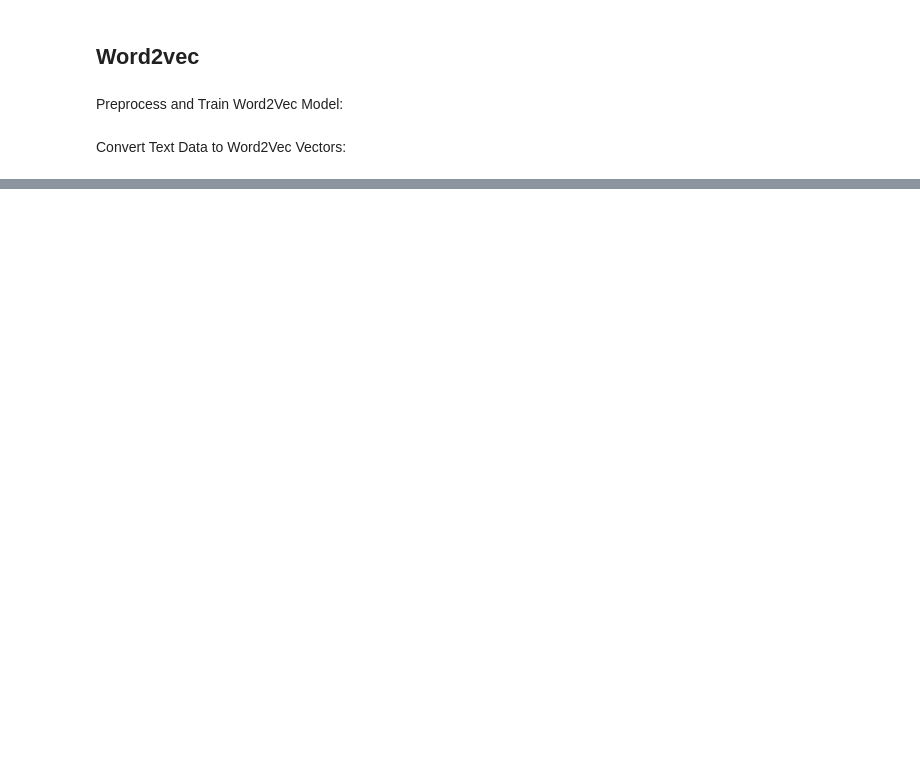
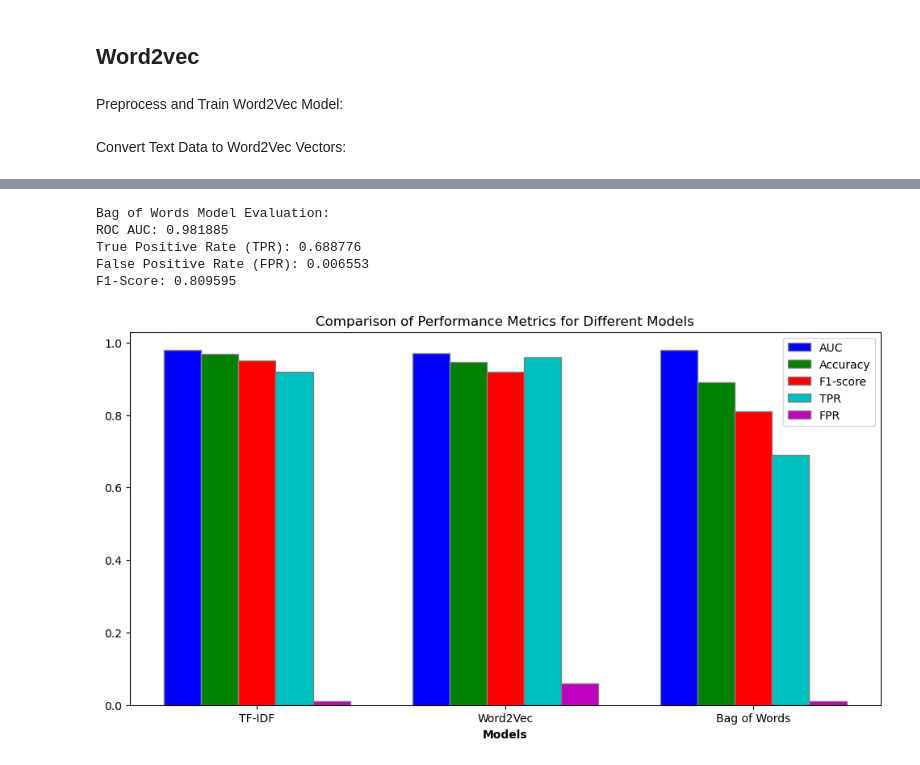
Before and after one commit to paulinagonzalezc/Summer-2024-ECE-597-Group10, a Jupyter notebook: ML_Techniques/SVM.ipynb, the cells around one changed output, grey strips where cells are left out. Drawn from its saved outputs; the diff is of its cells as text; code cells hidden in the pictures; blank space fills up the shorter version.

Commit message:
Add bag of words for svm

```diff
--- a/ML_Techniques/SVM.ipynb
+++ b/ML_Techniques/SVM.ipynb
@@ -476,0 +606,69 @@ weighted avg       0.96      0.96      0.96      1155
+# %%
+# Compute the ROC curve and AUC score
+y_proba3 = svm_classifier3.decision_function(X_test_3)
+fpr3, tpr3, _ = roc_curve(y_test, y_proba3)
+roc_auc3 = roc_auc_score(y_test, y_proba3)
+
+# Calculate F1-score
+f1_value3 = f1_score(y_test, y_pred3)
+
+# Extract TP, FP, FN, TN from confusion matrix
+tn3, fp3, fn3, tp3 = conf_matrix3.ravel()
+
+# Calculate TPR (Sensitivity or Recall) and FPR
+tpr_value3 = tp3 / (tp3 + fn3) if (tp3 + fn3) != 0 else 0
+fpr_value3 = fp3 / (fp3 + tn3) if (fp3 + tn3) != 0 else 0
+
+print("Bag of Words Model Evaluation:")
+print(f"ROC AUC: {roc_auc3:.6f}")
+print(f"True Positive Rate (TPR): {tpr_value3:.6f}")
+print(f"False Positive Rate (FPR): {fpr_value3:.6f}")
+print(f"F1-Score: {f1_value3:.6f}")
+# %% [output]
+Bag of Words Model Evaluation:
+ROC AUC: 0.981885
+True Positive Rate (TPR): 0.688776
+False Positive Rate (FPR): 0.006553
+F1-Score: 0.809595
+# %%
+import matplotlib.pyplot as plt
+import numpy as np
+
+# Metrics for each model
+models = ['TF-IDF', 'Word2Vec', 'Bag of Words']
+auc_scores = [0.98, 0.97, 0.98]
+accuracy_scores = [0.968, 0.946, 0.890]
+f1_scores = [0.95, 0.92, 0.81]
+tpr_scores = [0.92, 0.96, 0.69]
+fpr_scores = [0.01, 0.06, 0.01]
+
+# Bar width
+bar_width = 0.15
+
+# Set positions of bar on X axis
+r1 = np.arange(len(models))
+r2 = [x + bar_width for x in r1]
+r3 = [x + bar_width for x in r2]
+r4 = [x + bar_width for x in r3]
+r5 = [x + bar_width for x in r4]
+
+# Create bars
+plt.figure(figsize=(12, 6))
+plt.bar(r1, auc_scores, color='b', width=bar_width, edgecolor='grey', label='AUC')
+plt.bar(r2, accuracy_scores, color='g', width=bar_width, edgecolor='grey', label='Accuracy')
+plt.bar(r3, f1_scores, color='r', width=bar_width, edgecolor='grey', label='F1-score')
+plt.bar(r4, tpr_scores, color='c', width=bar_width, edgecolor='grey', label='TPR')
+plt.bar(r5, fpr_scores, color='m', width=bar_width, edgecolor='grey', label='FPR')
+
+# Add xticks on the middle of the group bars
+plt.xlabel('Models', fontweight='bold')
+plt.xticks([r + 2 * bar_width for r in range(len(models))], models)
+
+# Create legend
+plt.legend()
+
+# Show the plot
+plt.title('Comparison of Performance Metrics for Different Models')
+plt.show()
+# %% [output]
+[figure, added]
```
Also changed, not shown: parts of 20 cells of this notebook.
